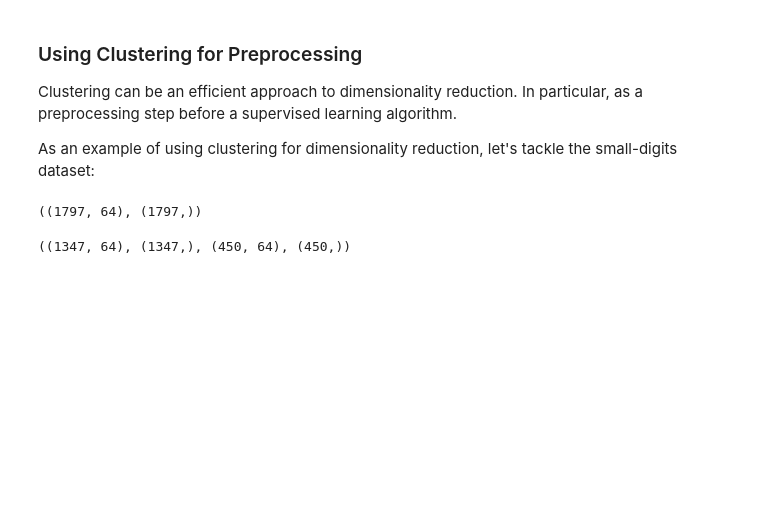
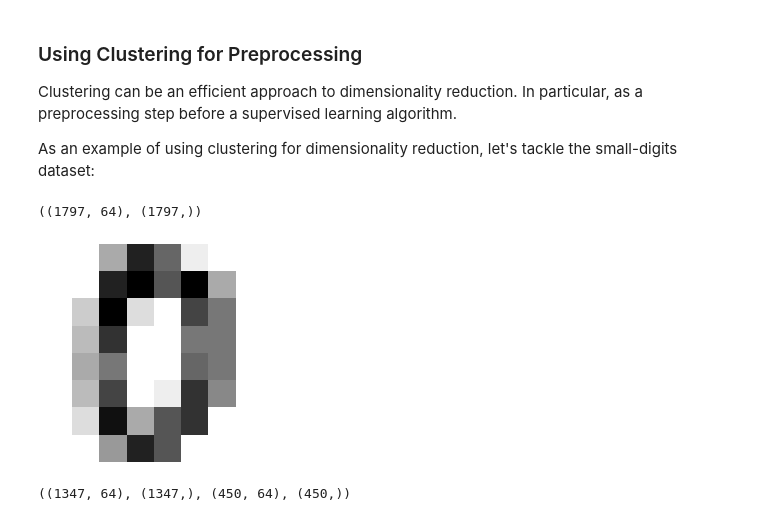
Before and after one commit to ZhangNingSAU/Spring-2021-CSCI-480-Machine-Learning, a Jupyter notebook: Slides/08.5_Unsupervised_learning.ipynb, the cells around one changed output. Cells and saved outputs as stored; diff of their text form; code cells hidden in the pictures; blank space fills up the shorter version.

```diff
--- a/Slides/08.5_Unsupervised_learning.ipynb
+++ b/Slides/08.5_Unsupervised_learning.ipynb
@@ -451,6 +459,14 @@ X, y = load_digits(return_X_y=True)
 X.shape, y.shape
 # %% [output]
 ((1797, 64), (1797,))
+# %%
+some_digit = X[0]
+some_digit_image = some_digit.reshape(8, 8)
+plt.imshow(some_digit_image, cmap='binary')
+plt.axis('off')
+plt.show()
+# %% [output]
+[figure, added]
 # %%
 from sklearn.model_selection import train_test_split
 # %%
```
Also changed, not shown: parts of 4 cells of this notebook, 1 other file.
